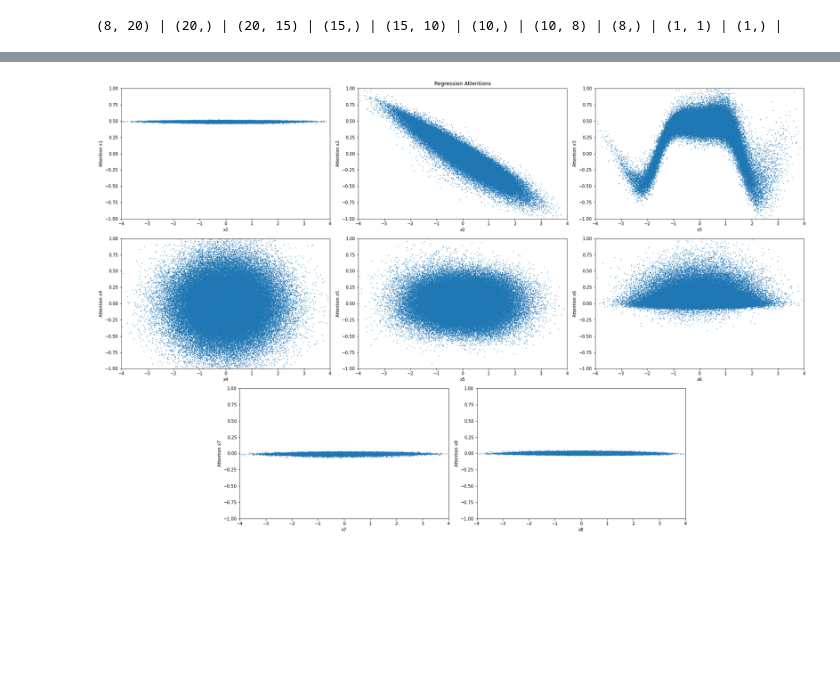
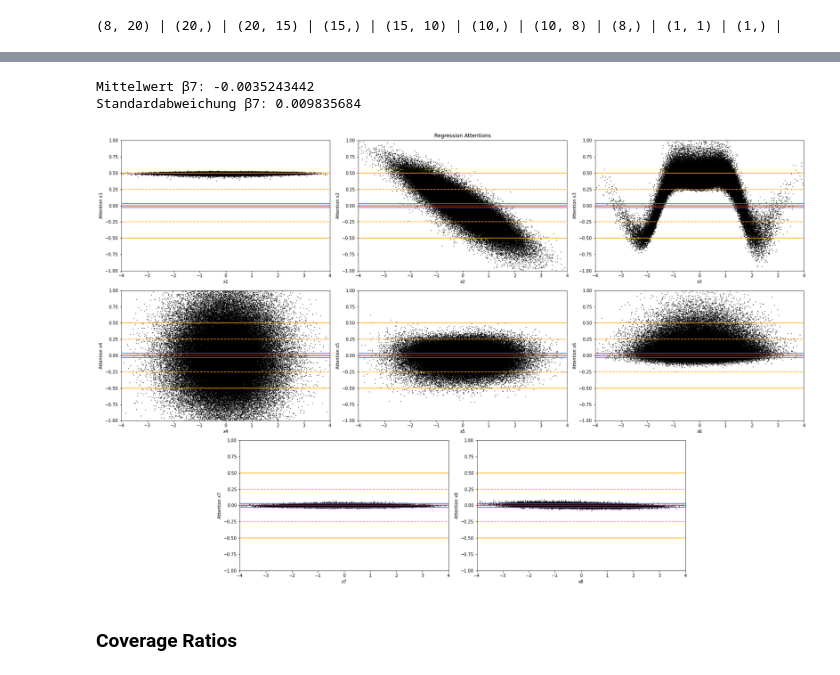
Before and after one commit to PK1706/pyLocalGLMnet, a Jupyter notebook: src/localGLMnet.ipynb, the cells around one changed output, grey strips where cells are left out. Cells and saved outputs as stored; diff of their text form; code cells hidden in the pictures; blank space fills up the shorter version.

```diff
--- a/src/localGLMnet.ipynb
+++ b/src/localGLMnet.ipynb
@@ -118,5 +122,5 @@ Non-trainable params: 0
 __________________________________________________________________________________________________
 # %%
 history = model.fit(x_train, y_train,
-          batch_size=32, epochs=10)
+          batch_size=32, epochs=10, validation_split = 0.2)
 # %% [output]
@@ -150,8 +160,8 @@ print(history.history)
 # %%
 # Über die Methode get_weights() erhält man die Kantengewichte, sowie den Bias für jeder Schicht
 # --> man erhält also eine Liste mit numpy Arrays die in der Länge der Anzahl der Ebenen * 2
-
-for i in model.get_weights():
+weights = model.get_weights()
+for i in weights:
     print(i.shape, end= " | ")
 # %% [output]
 (8, 20) | (20,) | (20, 15) | (15,) | (15, 10) | (10,) | (10, 8) | (8,) | (1, 1) | (1,) |
@@ -165,7 +195,7 @@ weights_model = keras.Model(
 beta_x = weights_model.predict(x_test)
 # %%
 # Skalierung der Attention mithilfe der Gewichte der Response Schicht (!= der tatsächlichen Vorhersage (--> beta_x liefert 8 Outputwerte, Response nur 1 Output))
-beta_x = beta_x * model.get_weights()[8]
+beta_x_scaled = beta_x * weights[8]
 
 # our architecture still requires a scaling coming from dense layer ’Response’ which
 # we add to have intercept beta_0 in our LocalGLMnet architecture
@@ -188,27 +206,59 @@ plt.show()
+# %%
+# Merkmal 7 ist von der wahren Regressionsfunktion unabhängig --> Einsatz zur Berechnung des Konfidenzintervals
+print("Mittelwert β7: " + str(beta_x_scaled[:,6].mean()))
+print("Standardabweichung β7: " + str(beta_x_scaled[:,6].std()))
+# %% [output]
+Mittelwert β7: -0.0035243442
+Standardabweichung β7: 0.009835684
+# %%
+# Intervalgrenzen bestimmen
+normal = np.random.standard_normal(10000)
+alpha = 0.001
+bound = stats.norm.ppf(alpha/2) * beta_x_scaled[:,6].std()
 # %%
 fig_attention = plt.figure(tight_layout=True, figsize=(30,15))
 
 spec = GridSpec(ncols=8, nrows=3, figure=fig_attention)
 ax1_att = fig_attention.add_subplot(spec[0, 1:3])
 ax2_att = fig_attention.add_subplot(spec[0, 3:5])
 ax3_att = fig_attention.add_subplot(spec[0, 5:7])
 ax4_att = fig_attention.add_subplot(spec[1, 1:3])
 ax5_att = fig_attention.add_subplot(spec[1, 3:5])
 ax6_att = fig_attention.add_subplot(spec[1, 5:7])
 ax7_att = fig_attention.add_subplot(spec[2, 2:4])
 ax8_att = fig_attention.add_subplot(spec[2, 4:6])
 
+
+
 axs_att = [ax1_att, ax2_att, ax3_att, ax4_att, ax5_att, ax6_att, ax7_att, ax8_att]
 
 for i in range(len(axs_att)):
+
+    axs_att[i].hlines(y=0.5,xmin=-4,xmax=4, colors="orange")
+    axs_att[i].hlines(y=-0.5,xmin=-4,xmax=4, colors="orange")
+
+    axs_att[i].hlines(y=0.25,xmin=-4,xmax=4, colors="orange",linestyles = "dashed")
+    axs_att[i].hlines(y=-0.25,xmin=-4,xmax=4, colors="orange",linestyles = "dashed")
+
+    axs_att[i].hlines(y=0,xmin=-4,xmax=4, colors="red")
+
+    interval = patches.Rectangle(xy = (-4, bound), height = 2* abs(bound), width = 8, edgecolor='None', facecolor='lightcyan', alpha = 0.8, zorder = 1)
+    axs_att[i].hlines(y=bound,xmin=-4,xmax=4, colors="royalblue")
+    axs_att[i].hlines(y=-bound,xmin=-4,xmax=4, colors="royalblue")
+    axs_att[i].add_patch(interval)
+
     axs_att[i].scatter(x_test[:, i],
-                     beta_x[:, i], s=0.5)
+                     beta_x_scaled[:, i], s=0.5, c="black")
     axs_att[i].set_xlim((-4, 4))
     axs_att[i].set_ylim((-1, 1))
     axs_att[i].set_xlabel("x"+str(i+1))
     axs_att[i].set_ylabel("Attention x"+str(i+1))
 
+
+
 fig_attention.suptitle("Regression Attentions")
 plt.show()
 # %% [output]
-[figure, old version]
+[figure, new version]
+# %% [markdown]
+### Coverage Ratios
```
Also changed, not shown: parts of 19 cells of this notebook.
